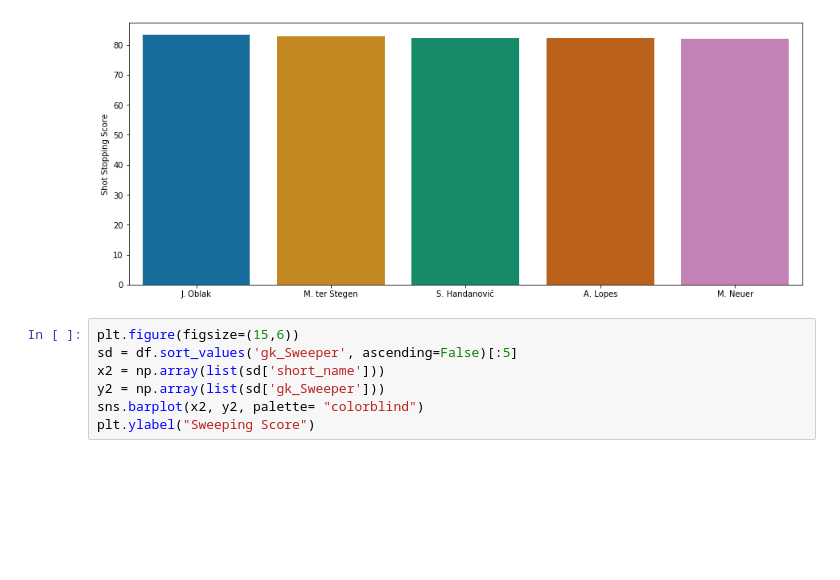
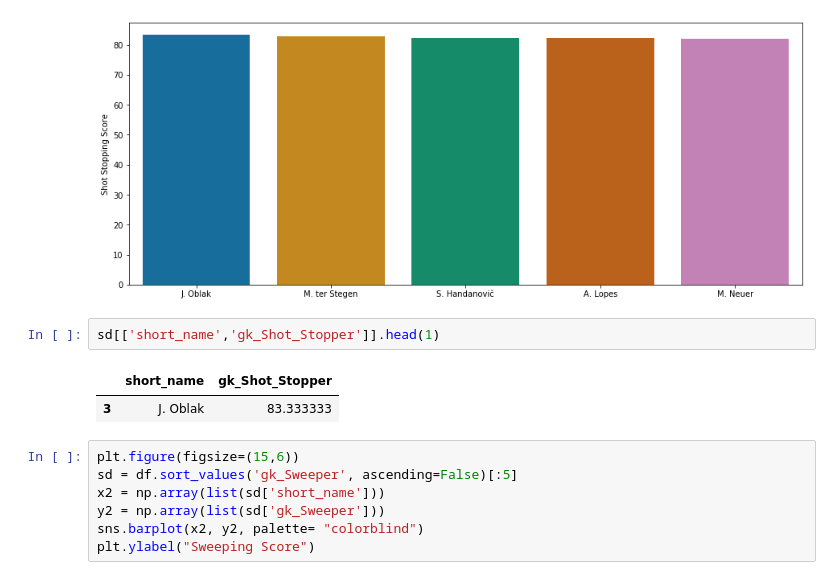
Before and after one commit to johnseo1026/TIL-H, a Jupyter notebook: best11 분석을 통해 만들기.ipynb, the cells around one changed output. Saved outputs shown, nothing was run; the diff lists cells and outputs as text; blank space fills up the shorter version.

```diff
--- a/best11 분석을 통해 만들기.ipynb
+++ b/best11 분석을 통해 만들기.ipynb
@@ -43,6 +42,11 @@ plt.ylabel("Shot Stopping Score")
 # %% [output]
 Text(0, 0.5, 'Shot Stopping Score')
 [figure]
+# %%
+sd[['short_name','gk_Shot_Stopper']].head(1)
+# %% [output]
+|  | short_name | gk_Shot_Stopper |
+| 3 | J. Oblak | 83.333333 |
 # %%
 plt.figure(figsize=(15,6))
 sd = df.sort_values('gk_Sweeper', ascending=False)[:5]
```
Also changed, not shown: parts of 13 cells of this notebook.
